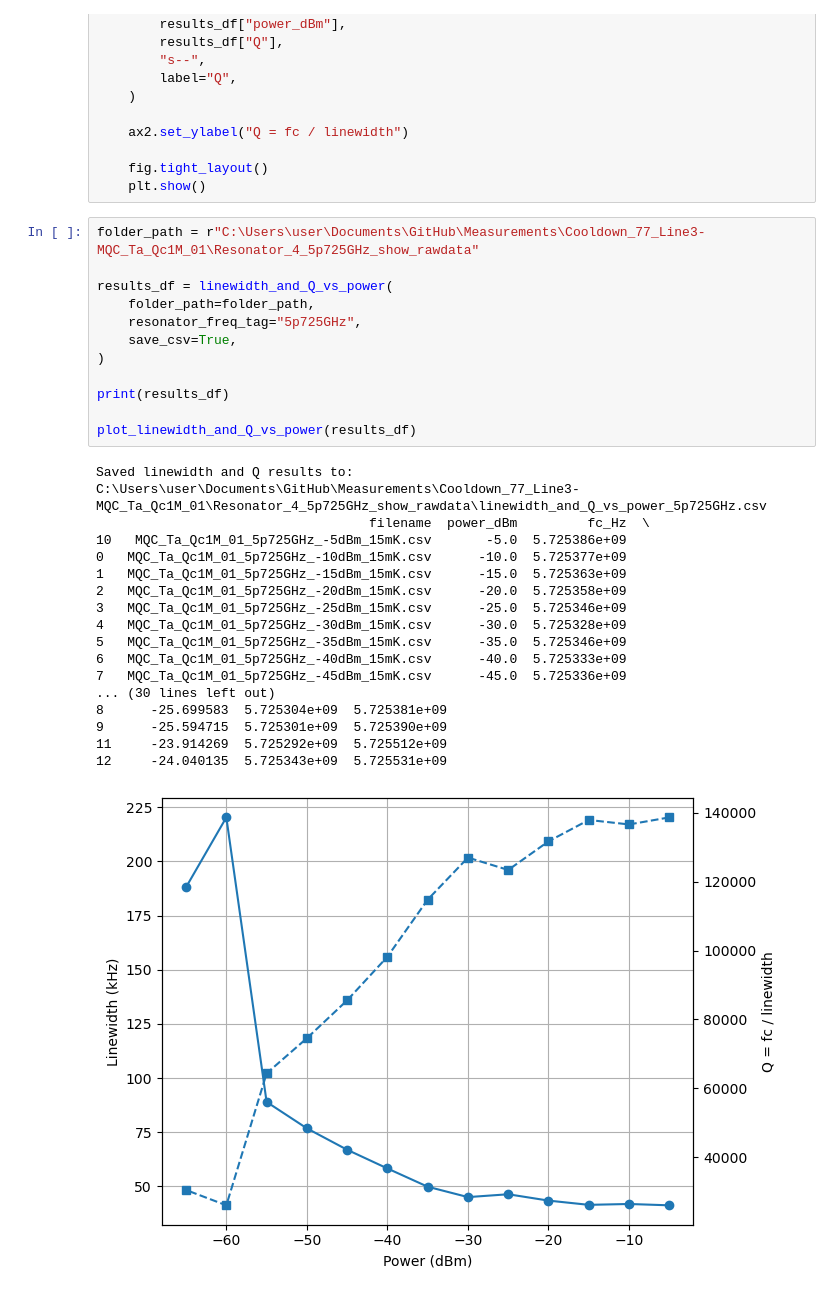
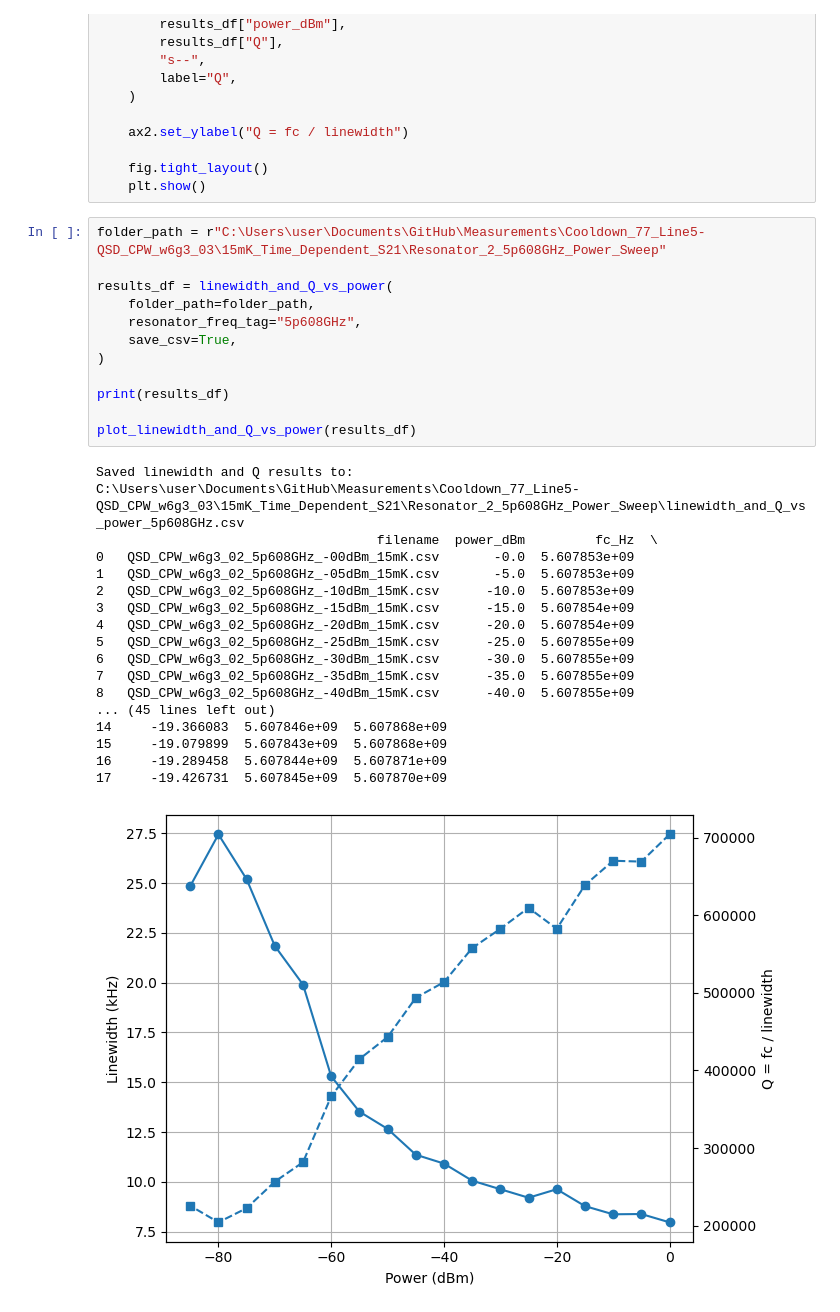
Before and after one commit to WeiRenSyong/Arrange_VNA_Data, a Jupyter notebook: Manual_DCM_Fit.ipynb, the cells around one changed output. Saved outputs shown, nothing was run; the diff lists cells and outputs as text.

```diff
--- a/Manual_DCM_Fit.ipynb
+++ b/Manual_DCM_Fit.ipynb
@@ -844,33 +844,33 @@ def plot_linewidth_and_Q_vs_power(results_df):
     fig.tight_layout()
     plt.show()
 # %%
-folder_path = r"C:\Users\user\Documents\GitHub\Measurements\Cooldown_77_Line3-MQC_Ta_Qc1M_01\Resonator_4_5p725GHz_show_rawdata"
+folder_path = r"C:\Users\user\Documents\GitHub\Measurements\Cooldown_77_Line5-QSD_CPW_w6g3_03\15mK_Time_Dependent_S21\Resonator_2_5p608GHz_Power_Sweep"
 
 results_df = linewidth_and_Q_vs_power(
     folder_path=folder_path,
-    resonator_freq_tag="5p725GHz",
+    resonator_freq_tag="5p608GHz",
     save_csv=True,
 )
 
 print(results_df)
 
 plot_linewidth_and_Q_vs_power(results_df)
 # %% [output]
 Saved linewidth and Q results to:
-C:\Users\user\Documents\GitHub\Measurements\Cooldown_77_Line3-MQC_Ta_Qc1M_01\Resonator_4_5p725GHz_show_rawdata\linewidth_and_Q_vs_power_5p725GHz.csv
-                                   filename  power_dBm         fc_Hz  \
-10   MQC_Ta_Qc1M_01_5p725GHz_-5dBm_15mK.csv       -5.0  5.725386e+09
-0   MQC_Ta_Qc1M_01_5p725GHz_-10dBm_15mK.csv      -10.0  5.725377e+09
-1   MQC_Ta_Qc1M_01_5p725GHz_-15dBm_15mK.csv      -15.0  5.725363e+09
-2   MQC_Ta_Qc1M_01_5p725GHz_-20dBm_15mK.csv      -20.0  5.725358e+09
-3   MQC_Ta_Qc1M_01_5p725GHz_-25dBm_15mK.csv      -25.0  5.725346e+09
-4   MQC_Ta_Qc1M_01_5p725GHz_-30dBm_15mK.csv      -30.0  5.725328e+09
-5   MQC_Ta_Qc1M_01_5p725GHz_-35dBm_15mK.csv      -35.0  5.725346e+09
-6   MQC_Ta_Qc1M_01_5p725GHz_-40dBm_15mK.csv      -40.0  5.725333e+09
-7   MQC_Ta_Qc1M_01_5p725GHz_-45dBm_15mK.csv      -45.0  5.725336e+09
-... (30 lines left out)
-8      -25.699583  5.725304e+09  5.725381e+09
-9      -25.594715  5.725301e+09  5.725390e+09
-11     -23.914269  5.725292e+09  5.725512e+09
-12     -24.040135  5.725343e+09  5.725531e+09
+C:\Users\user\Documents\GitHub\Measurements\Cooldown_77_Line5-QSD_CPW_w6g3_03\15mK_Time_Dependent_S21\Resonator_2_5p608GHz_Power_Sweep\linewidth_and_Q_vs_power_5p608GHz.csv
+                                    filename  power_dBm         fc_Hz  \
+0   QSD_CPW_w6g3_02_5p608GHz_-00dBm_15mK.csv       -0.0  5.607853e+09
+1   QSD_CPW_w6g3_02_5p608GHz_-05dBm_15mK.csv       -5.0  5.607853e+09
+2   QSD_CPW_w6g3_02_5p608GHz_-10dBm_15mK.csv      -10.0  5.607853e+09
+3   QSD_CPW_w6g3_02_5p608GHz_-15dBm_15mK.csv      -15.0  5.607854e+09
+4   QSD_CPW_w6g3_02_5p608GHz_-20dBm_15mK.csv      -20.0  5.607854e+09
+5   QSD_CPW_w6g3_02_5p608GHz_-25dBm_15mK.csv      -25.0  5.607855e+09
+6   QSD_CPW_w6g3_02_5p608GHz_-30dBm_15mK.csv      -30.0  5.607855e+09
+7   QSD_CPW_w6g3_02_5p608GHz_-35dBm_15mK.csv      -35.0  5.607855e+09
+8   QSD_CPW_w6g3_02_5p608GHz_-40dBm_15mK.csv      -40.0  5.607855e+09
+... (45 lines left out)
+14     -19.366083  5.607846e+09  5.607868e+09
+15     -19.079899  5.607843e+09  5.607868e+09
+16     -19.289458  5.607844e+09  5.607871e+09
+17     -19.426731  5.607845e+09  5.607870e+09
-[figure, old version]
+[figure, new version]
```
Also changed, not shown: parts of 1 cell of this notebook.
